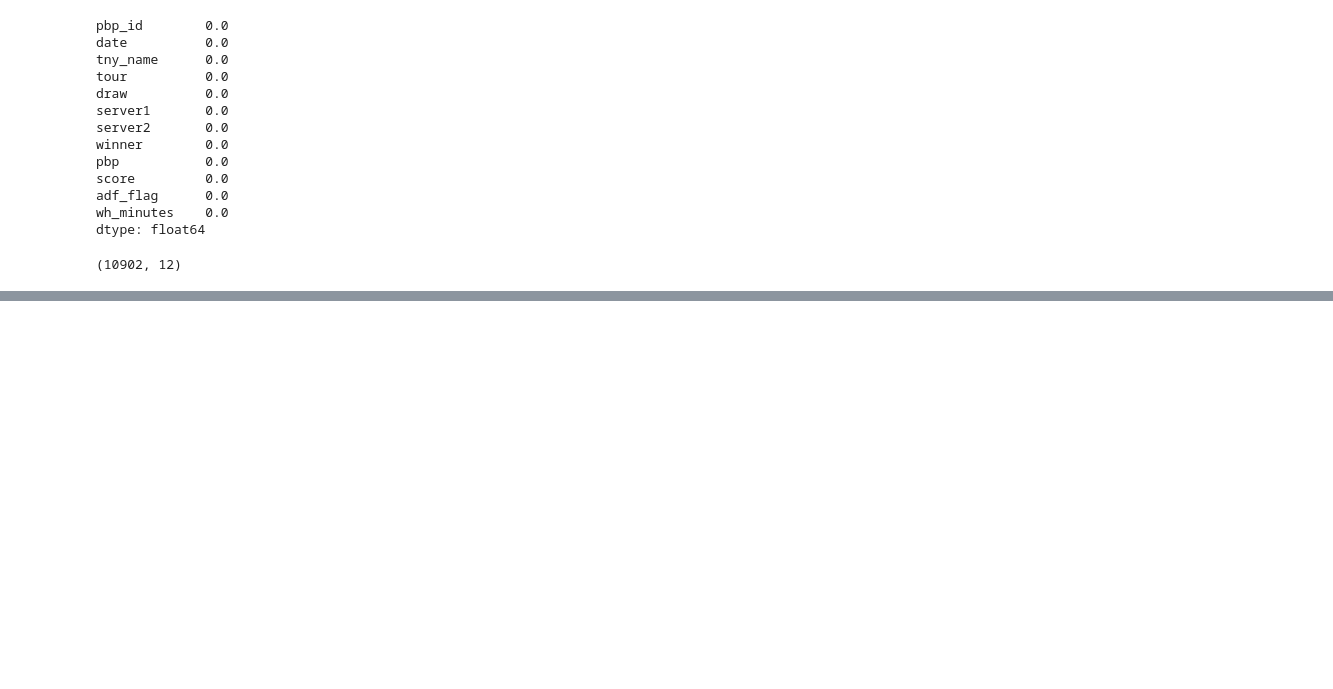
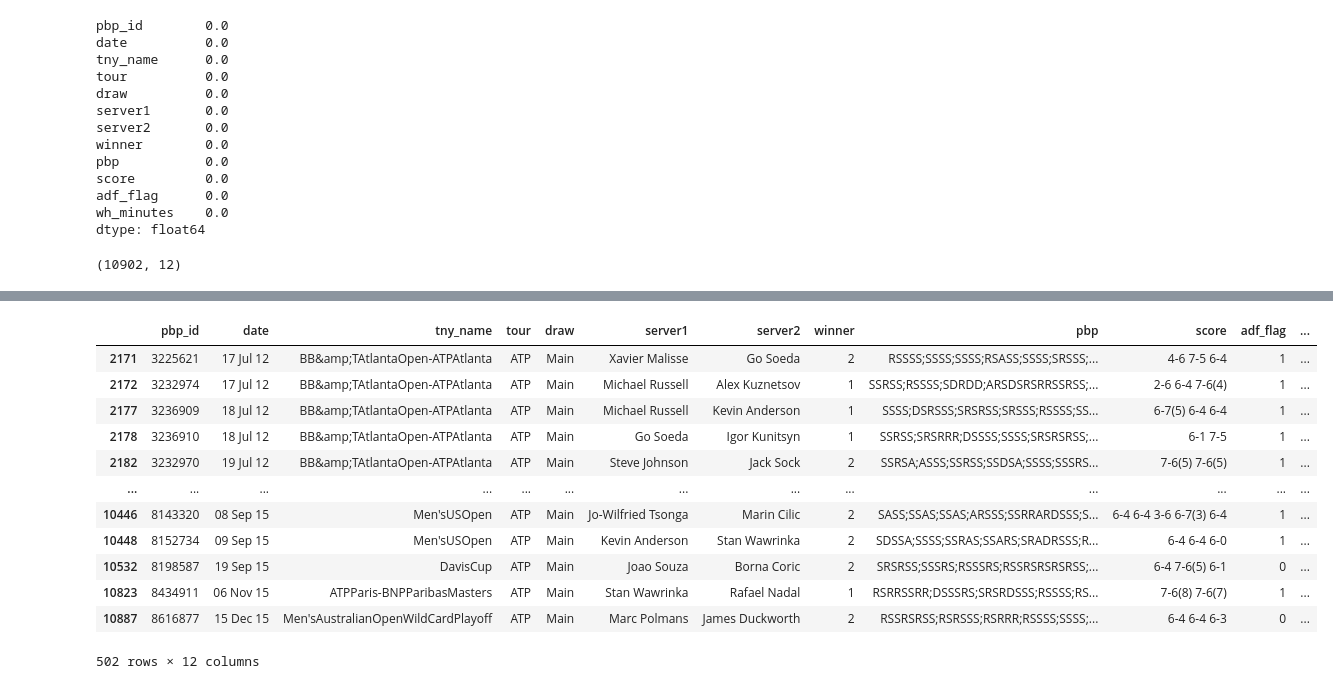
Before and after one commit to sivamovva/TennisEDA, a Jupyter notebook: tennis_eda_main.ipynb, the cells around one changed output, grey strips where cells are left out. Saved outputs shown, nothing was run; the diff lists cells and outputs as text; code cells hidden in the pictures; blank space fills up the shorter version.

```diff
--- a/tennis_eda_main.ipynb
+++ b/tennis_eda_main.ipynb
@@ -36,0 +50,18 @@ df.shape
+# %%
+# Check for negative values in the 'wh_minutes' column
+negative_durations = df[df['wh_minutes'] < 0]
+negative_durations
+# %% [output]
+|  | pbp_id | date | tny_name | tour | draw | server1 | server2 | winner | pbp | score | adf_flag | ... |
+| 2171 | 3225621 | 17 Jul 12 | BB&amp;TAtlantaOpen-ATPAtlanta | ATP | Main | Xavier Malisse | Go Soeda | 2 | RSSSS;SSSS;SSSS;RSASS;SSSS;SRSSS;... | 4-6 7-5 6-4 | 1 | ... |
+| 2172 | 3232974 | 17 Jul 12 | BB&amp;TAtlantaOpen-ATPAtlanta | ATP | Main | Michael Russell | Alex Kuznetsov | 1 | SSRSS;RSSSS;SDRDD;ARSDSRSRRSSRSS;... | 2-6 6-4 7-6(4) | 1 | ... |
+| 2177 | 3236909 | 18 Jul 12 | BB&amp;TAtlantaOpen-ATPAtlanta | ATP | Main | Michael Russell | Kevin Anderson | 1 | SSSS;DSRSSS;SRSRSS;SRSSS;RSSSS;SS... | 6-7(5) 6-4 6-4 | 1 | ... |
+| 2178 | 3236910 | 18 Jul 12 | BB&amp;TAtlantaOpen-ATPAtlanta | ATP | Main | Go Soeda | Igor Kunitsyn | 1 | SSRSS;SRSRRR;DSSSS;SSSS;SRSRSRSS;... | 6-1 7-5 | 1 | ... |
+| 2182 | 3232970 | 19 Jul 12 | BB&amp;TAtlantaOpen-ATPAtlanta | ATP | Main | Steve Johnson | Jack Sock | 2 | SSRSA;ASSS;SSRSS;SSDSA;SSSS;SSSRS... | 7-6(5) 7-6(5) | 1 | ... |
+| ... | ... | ... | ... | ... | ... | ... | ... | ... | ... | ... | ... | ... |
+| 10446 | 8143320 | 08 Sep 15 | Men'sUSOpen | ATP | Main | Jo-Wilfried Tsonga | Marin Cilic | 2 | SASS;SSAS;SSAS;ARSSS;SSRRARDSSS;S... | 6-4 6-4 3-6 6-7(3) 6-4 | 1 | ... |
+| 10448 | 8152734 | 09 Sep 15 | Men'sUSOpen | ATP | Main | Kevin Anderson | Stan Wawrinka | 2 | SDSSA;SSSS;SSRAS;SSARS;SRADRSSS;R... | 6-4 6-4 6-0 | 1 | ... |
+| 10532 | 8198587 | 19 Sep 15 | DavisCup | ATP | Main | Joao Souza | Borna Coric | 2 | SRSRSS;SSSRS;RSSSRS;RSSRSRSRSRSS;... | 6-4 7-6(5) 6-1 | 0 | ... |
+| 10823 | 8434911 | 06 Nov 15 | ATPParis-BNPParibasMasters | ATP | Main | Stan Wawrinka | Rafael Nadal | 1 | RSRRSSRR;DSSSRS;SRSRDSSS;RSSSS;RS... | 7-6(8) 7-6(7) | 1 | ... |
+| 10887 | 8616877 | 15 Dec 15 | Men'sAustralianOpenWildCardPlayoff | ATP | Main | Marc Polmans | James Duckworth | 2 | RSSRSRSS;RSRSSS;RSRRR;RSSSS;SSSS;... | 6-4 6-4 6-3 | 0 | ... |
+502 rows × 12 columns
```
Also changed, not shown: parts of 2 cells of this notebook.
